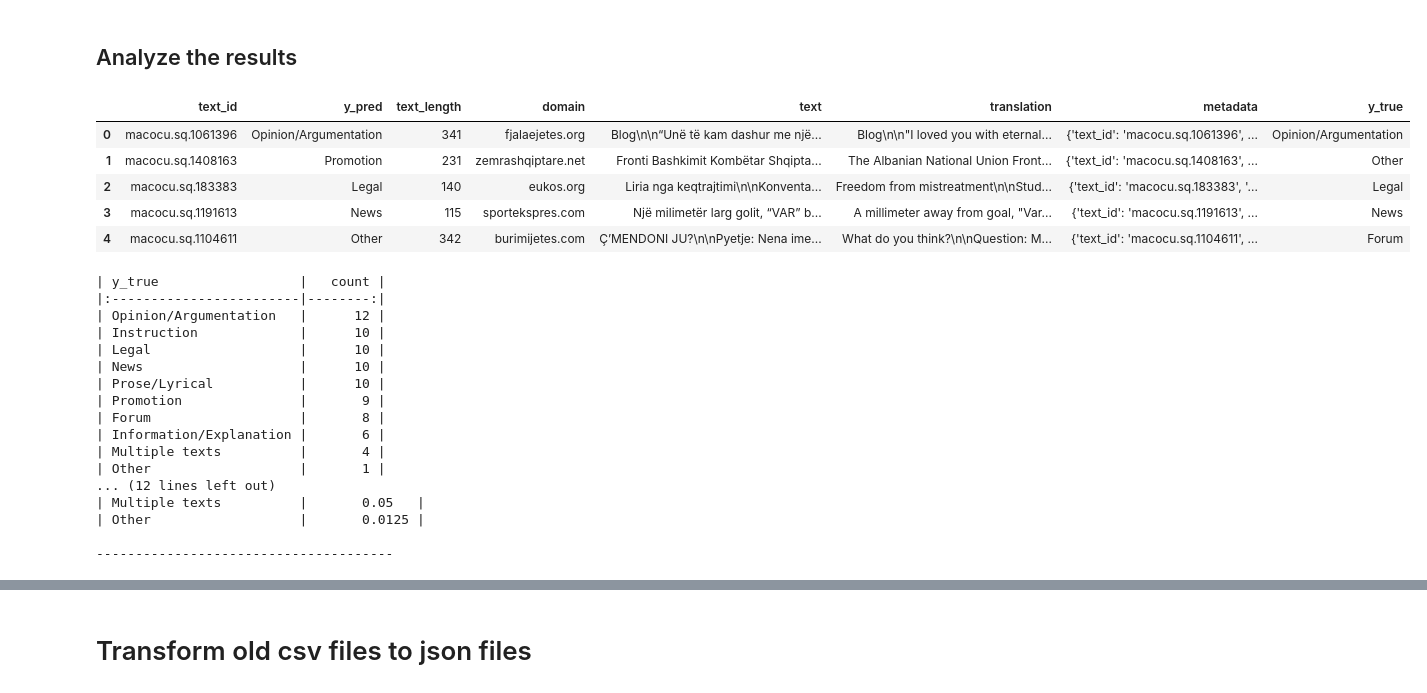
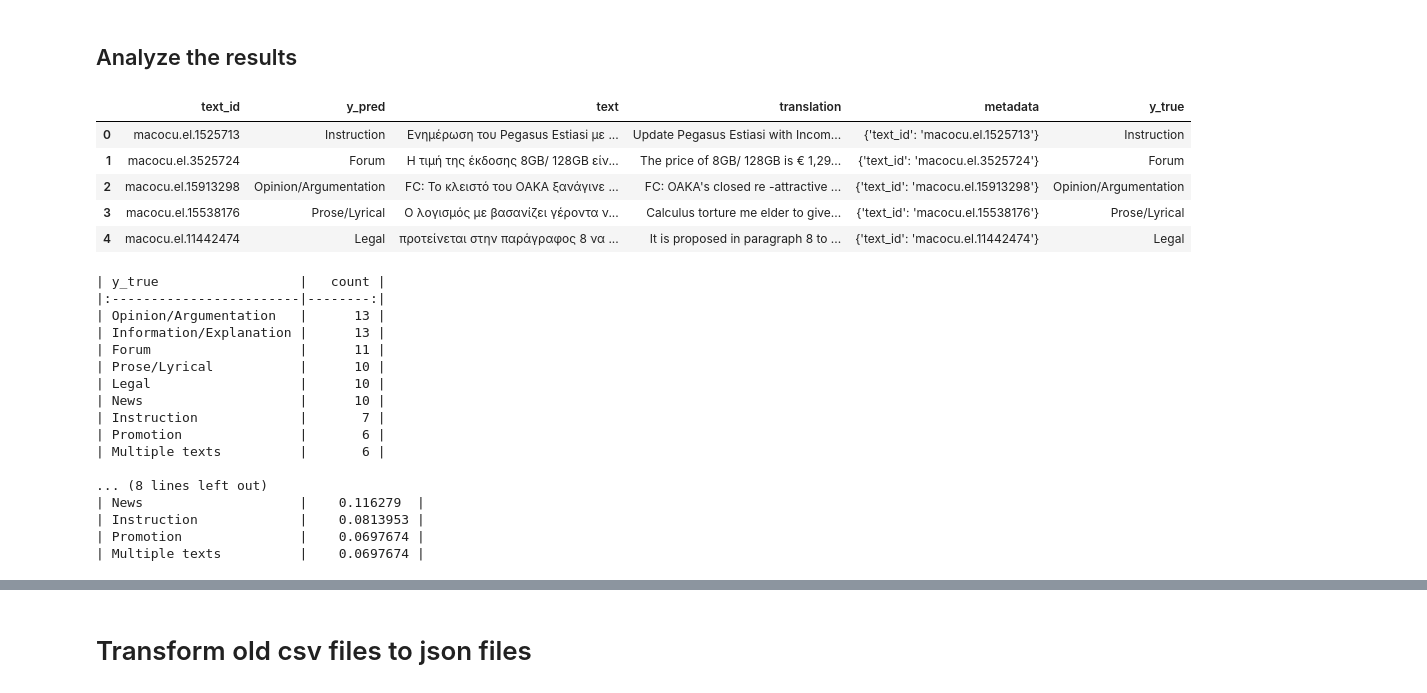
Before and after one commit to TajaKuzman/Crosslingual-Genre-Bias-Analysis, a Jupyter notebook: evaluation-of-annotation.ipynb, the cells around one changed output, grey strips where cells are left out. Cells and saved outputs as stored; diff of their text form; code cells hidden in the pictures.

```diff
--- a/evaluation-of-annotation.ipynb
+++ b/evaluation-of-annotation.ipynb
@@ -149,41 +269,40 @@ df_sq.to_json(f"/home/tajak/Crosslingual-Genre-Bias-Analysis/manual-annotations/
 ## Analyze the results
 # %%
 # Import the prepared annotated corpus with all the information
-lang = "sq"
+lang = "el"
 
-df_sq =pd.read_json(f"/cache/tajak/macocu-mt/datasets/manually-evaluated/MaCoCu-{lang}-genre-sample-evaluated.jsonl", orient="records", lines=True)
+df_sq =pd.read_json(f"/cache/tajak/macocu-mt/datasets/manually-evaluated/MaCoCu-{lang}-genre-sample-evaluated-complete-sample.jsonl", orient="records", lines=True)
 df_sq.head()
 # %% [output]
-|  | text_id | y_pred | text_length | domain | text | translation | metadata | y_true |
-| 0 | macocu.sq.1061396 | Opinion/Argumentation | 341 | fjalaejetes.org | Blog\n\n“Unë të kam dashur me një... | Blog\n\n"I loved you with eternal... | {'text_id': 'macocu.sq.1061396', ... | Opinion/Argumentation |
-| 1 | macocu.sq.1408163 | Promotion | 231 | zemrashqiptare.net | Fronti Bashkimit Kombëtar Shqipta... | The Albanian National Union Front... | {'text_id': 'macocu.sq.1408163', ... | Other |
-| 2 | macocu.sq.183383 | Legal | 140 | eukos.org | Liria nga keqtrajtimi\n\nKonventa... | Freedom from mistreatment\n\nStud... | {'text_id': 'macocu.sq.183383', '... | Legal |
-| 3 | macocu.sq.1191613 | News | 115 | sportekspres.com | Një milimetër larg golit, “VAR” b... | A millimeter away from goal, "Var... | {'text_id': 'macocu.sq.1191613', ... | News |
-| 4 | macocu.sq.1104611 | Other | 342 | burimijetes.com | Ç’MENDONI JU?\n\nPyetje: Nena ime... | What do you think?\n\nQuestion: M... | {'text_id': 'macocu.sq.1104611', ... | Forum |
+|  | text_id | y_pred | text | translation | metadata | y_true |
+| 0 | macocu.el.1525713 | Instruction | Ενημέρωση του Pegasus Estiasi με ... | Update Pegasus Estiasi with Incom... | {'text_id': 'macocu.el.1525713'} | Instruction |
+| 1 | macocu.el.3525724 | Forum | Η τιμή της έκδοσης 8GB/ 128GB είν... | The price of 8GB/ 128GB is € 1,29... | {'text_id': 'macocu.el.3525724'} | Forum |
+| 2 | macocu.el.15913298 | Opinion/Argumentation | FC: Το κλειστό του ΟΑΚΑ ξανάγινε ... | FC: OAKA's closed re -attractive ... | {'text_id': 'macocu.el.15913298'} | Opinion/Argumentation |
+| 3 | macocu.el.15538176 | Prose/Lyrical | Ο λογισμός με βασανίζει γέροντα ν... | Calculus torture me elder to give... | {'text_id': 'macocu.el.15538176'} | Prose/Lyrical |
+| 4 | macocu.el.11442474 | Legal | προτείνεται στην παράγραφος 8 να ... | It is proposed in paragraph 8 to ... | {'text_id': 'macocu.el.11442474'} | Legal |
 # %%
 # Analyze number of problematic texts
 print(df_sq["y_true"].value_counts().to_markdown())
 print("\n")
 print(df_sq["y_true"].value_counts(normalize="True").to_markdown())
-print("\n--------------------------------------\n\n")
 # %% [output]
 | y_true                  |   count |
 |:------------------------|--------:|
-| Opinion/Argumentation   |      12 |
-| Instruction             |      10 |
+| Opinion/Argumentation   |      13 |
+| Information/Explanation |      13 |
+| Forum                   |      11 |
+| Prose/Lyrical           |      10 |
 | Legal                   |      10 |
 | News                    |      10 |
-| Prose/Lyrical           |      10 |
-| Promotion               |       9 |
-| Forum                   |       8 |
-| Information/Explanation |       6 |
-| Multiple texts          |       4 |
-| Other                   |       1 |
-... (12 lines left out)
-| Multiple texts          |       0.05   |
-| Other                   |       0.0125 |
+| Instruction             |       7 |
+| Promotion               |       6 |
+| Multiple texts          |       6 |
 
---------------------------------------
+... (8 lines left out)
+| News                    |    0.116279  |
+| Instruction             |    0.0813953 |
+| Promotion               |    0.0697674 |
+| Multiple texts          |    0.0697674 |
 # %%
 # Filter out "Other" instances and "Problematic" instances so that we will do analysis on clear examples only
 df_test_clean = df_sq[df_sq["y_pred"] != "Other"]
```
Also changed, not shown: parts of 22 cells of this notebook, 12 other files.
